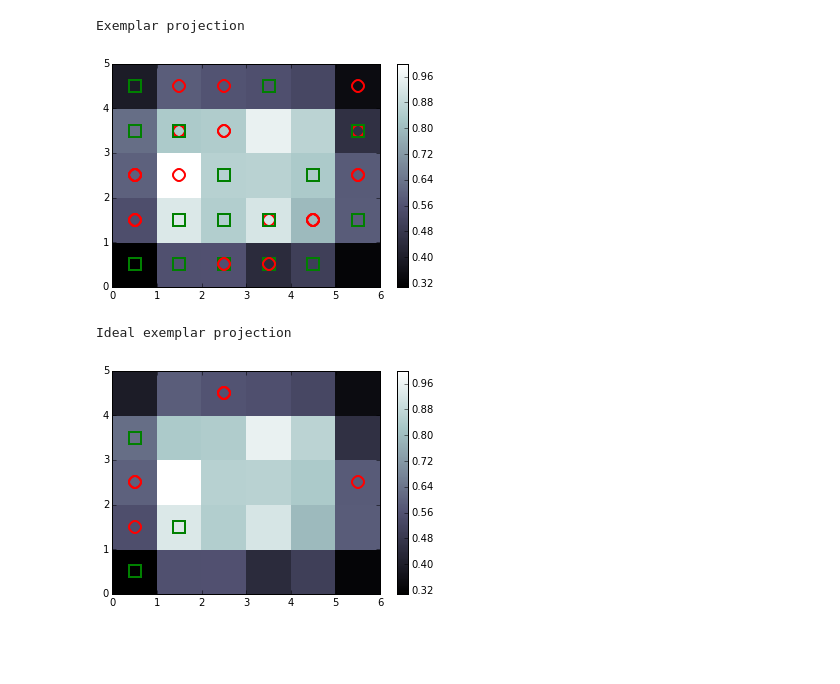
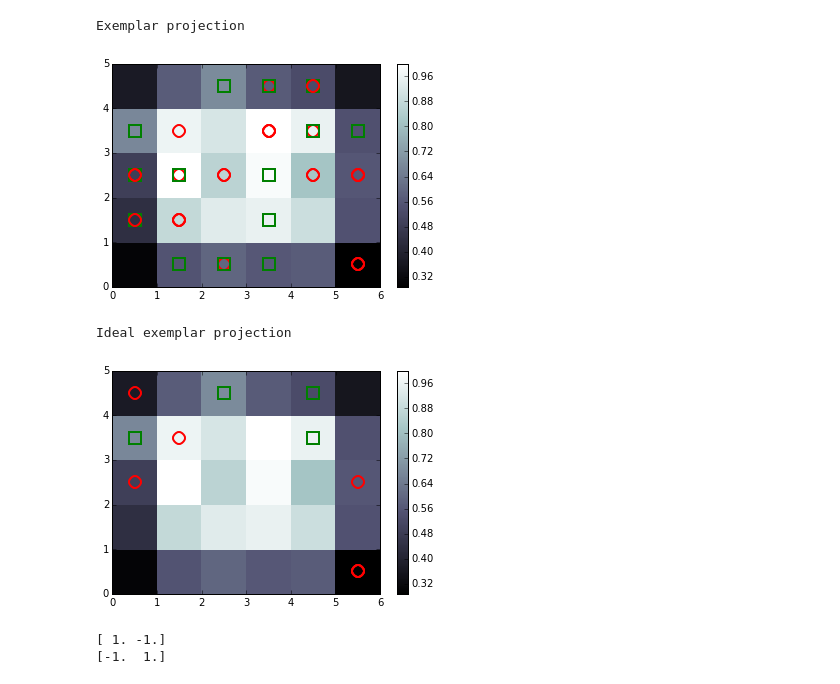
Before and after one commit to sriveravi/som, a Jupyter notebook: runSOM3.ipynb, the cells around one changed output. Drawn from its saved outputs; the diff is of its cells as text; code cells hidden in the pictures; blank space fills up the shorter version.

```diff
--- a/runSOM3.ipynb
+++ b/runSOM3.ipynb
@@ -367,27 +404,36 @@ def binToOrthog( data ):
 # %%
 # init som
 # f = '4750.csv'
 
 
 fileDir = '../../KARS_reinf/Python/FeatIdealAdultBL/'
 
 # fileDir = '../../KARS_reinf/Python/FeatSeenBySubAdultBL/'
 
 # fileDir = '../../KARS_reinf/Python/FeatSeenBySubBaseline/'
 # fileDir = '../../KARS_reinf/Python/FeatSeenBySubLabel/'
 # fileDir = '../../KARS_reinf/Python/FeatSeenBySubSup/'
 files = glob( fileDir + '*.csv') #fileDir+'4760.csv'
 
 
-mod = SOM( files[1], learning_rate=0) #, predThresh=.9)
+mod = SOM( files[1], learning_rate=.1) #, predThresh=.9)
 mod.pertData(.7)
 mod.show()
 mod.showIdeal()
 # %% [output]
 Exemplar projection
-[figure, old version]
+[figure, new version]
 Ideal exemplar projection
-[figure, old version]
+[figure, new version]
+# %%
+# mod.som.weights[:,:, :-1].shape
+# mod.data[:,:-1].shape
+
+for x in mod.getProt( idealProt=True):
+    print x[0][-2:]
+# %% [output]
+[ 1. -1.]
+[-1.  1.]
 # %%
 # train incrementally example
 
```
Also changed, not shown: parts of 22 cells of this notebook.
